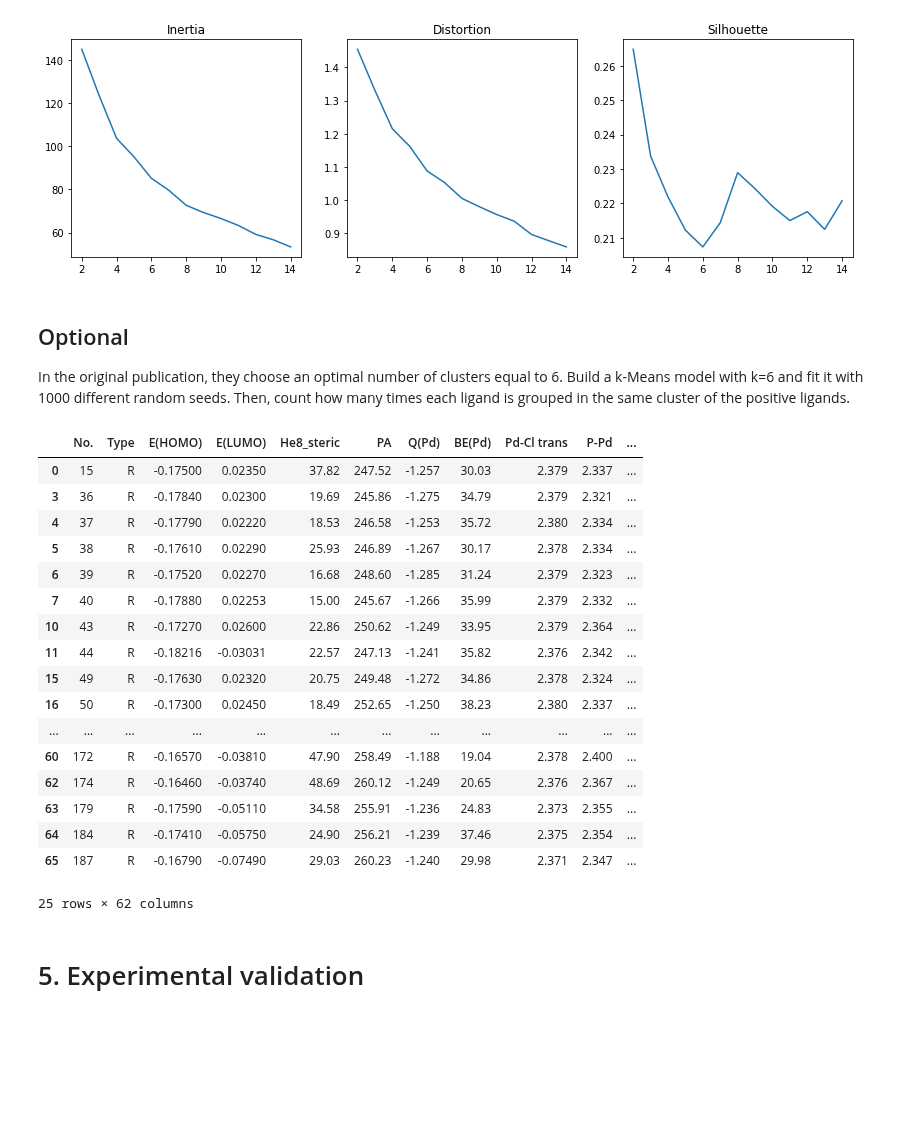
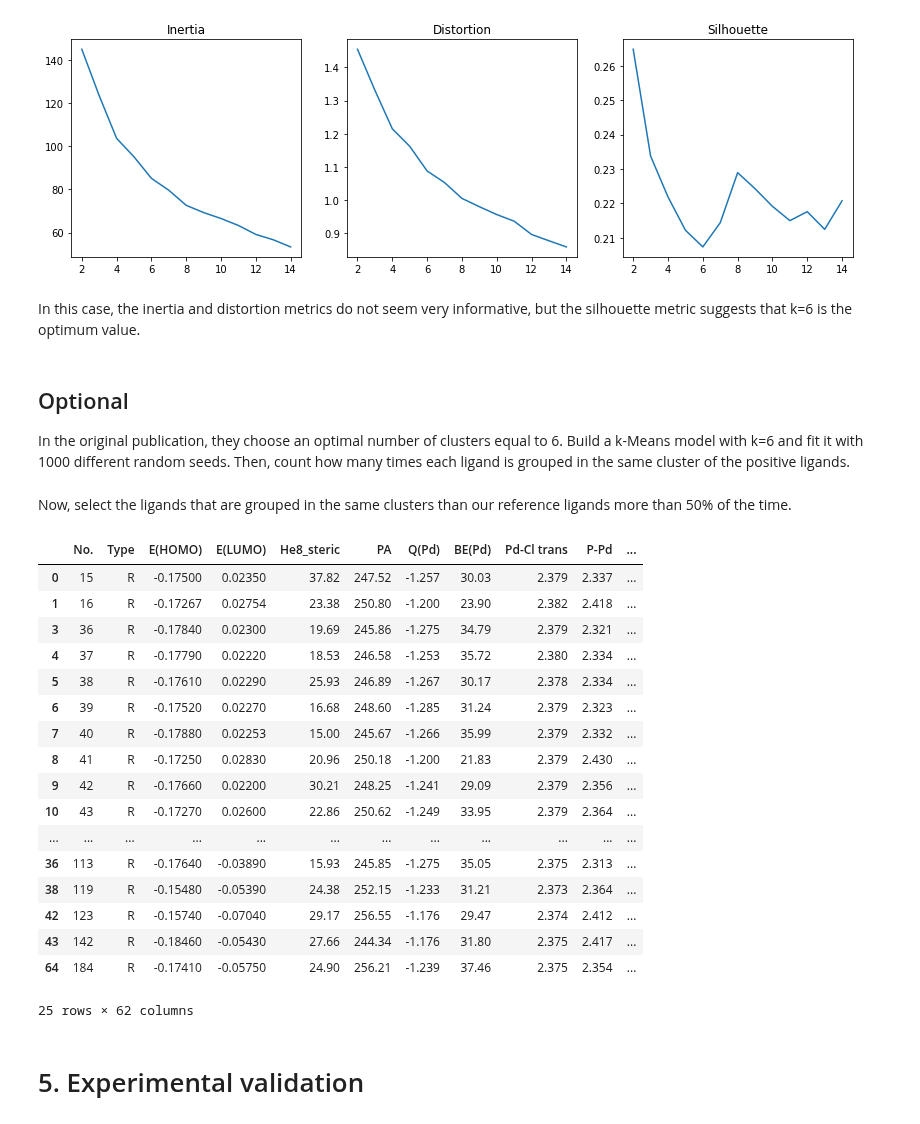
Before and after one commit to schwallergroup/ai4chem_course, a Jupyter notebook: notebooks/04 - Unsupervised Learning/solutions/palladium_dimers_discovery_solution.ipynb, the cells around one changed output. Cells and saved outputs as stored; diff of their text form; code cells hidden in the pictures; blank space fills up the shorter version.

```diff
--- a/notebooks/04 - Unsupervised Learning/solutions/palladium_dimers_discovery_solution.ipynb
+++ b/notebooks/04 - Unsupervised Learning/solutions/palladium_dimers_discovery_solution.ipynb
@@ -363,13 +382,13 @@ Once the new descriptors were calculated, a second k-means clustering was used
 # %%
-# Columns in the data set to exclude from PCA
+# Columns in the data set to exclude
 drop = ["Type", "PC1", "PC2", "PC3", "PC4", "PC1'", "PC2'", "PC3'", "PC4'"]
 
 #Preprocess data
-X = dimers.drop(columns=drop)
-X = min_max_scale(X)
+X_dimers = dimers.drop(columns=drop)
+X_dimers = min_max_scale(X_dimers)
 
 # Initialize the model
-model = KMeansModel(X=X, k=6, rs=8)
+model = KMeansModel(X=X_dimers, k=6, rs=8)
 
 # Run the optimization and get metrics, clusters and per sample silhouette scores for each value of k
 metrics, clusters, sil_samples = model.opt(ks=range(2, 15))
@@ -388,40 +407,47 @@ for i, metric in enumerate(metrics.columns):
 plt.show()
 # %% [output]
 [figure]
+# %% [markdown]
+In this case, the inertia and distortion metrics do not seem very informative, but the silhouette metric suggests that k=6 is the optimum value.
 # %% [markdown]
 ## Optional
 
 In the original publication, they choose an optimal number of clusters equal to 6. Build a k-Means model with k=6 and fit it with 1000 different random seeds. Then, count how many times each ligand is grouped in the same cluster of the positive ligands.
 # %%
 #Initialize
-best_model = KMeansModel(X=X, k=8, rs=1)
+best_model = KMeansModel(X=X_dimers, k=6, rs=1)
+
+#adjust the references of the positive ligands in the new dataframe
+refs = [1, 8, 18, 36]
 
 # Run the model
 best_model.run()
 
 #Run the algorithm
-stats = best_model.stats(ref_ids=pos_refs, k=8)
+stats_dimers = best_model.stats(ref_ids=refs, k=6)
+# %% [markdown]
+Now, select the ligands that are grouped in the same clusters than our reference ligands more than 50% of the time.
 # %%
-#example, take only the ligands whose score is higher than 0.70
-dimers[stats['Score'] > 0.70]
+#example, take only the ligands whose score is higher than 0.5
+dimers[stats_dimers['Score'] > 0.5]
 # %% [output]
 |  | No. | Type | E(HOMO) | E(LUMO) | He8_steric | PA | Q(Pd) | BE(Pd) | Pd-Cl trans | P-Pd | ... |
 | 0 | 15 | R | -0.17500 | 0.02350 | 37.82 | 247.52 | -1.257 | 30.03 | 2.379 | 2.337 | ... |
+| 1 | 16 | R | -0.17267 | 0.02754 | 23.38 | 250.80 | -1.200 | 23.90 | 2.382 | 2.418 | ... |
 | 3 | 36 | R | -0.17840 | 0.02300 | 19.69 | 245.86 | -1.275 | 34.79 | 2.379 | 2.321 | ... |
 | 4 | 37 | R | -0.17790 | 0.02220 | 18.53 | 246.58 | -1.253 | 35.72 | 2.380 | 2.334 | ... |
 | 5 | 38 | R | -0.17610 | 0.02290 | 25.93 | 246.89 | -1.267 | 30.17 | 2.378 | 2.334 | ... |
 | 6 | 39 | R | -0.17520 | 0.02270 | 16.68 | 248.60 | -1.285 | 31.24 | 2.379 | 2.323 | ... |
 | 7 | 40 | R | -0.17880 | 0.02253 | 15.00 | 245.67 | -1.266 | 35.99 | 2.379 | 2.332 | ... |
+| 8 | 41 | R | -0.17250 | 0.02830 | 20.96 | 250.18 | -1.200 | 21.83 | 2.379 | 2.430 | ... |
+| 9 | 42 | R | -0.17660 | 0.02200 | 30.21 | 248.25 | -1.241 | 29.09 | 2.379 | 2.356 | ... |
 | 10 | 43 | R | -0.17270 | 0.02600 | 22.86 | 250.62 | -1.249 | 33.95 | 2.379 | 2.364 | ... |
-| 11 | 44 | R | -0.18216 | -0.03031 | 22.57 | 247.13 | -1.241 | 35.82 | 2.376 | 2.342 | ... |
-| 15 | 49 | R | -0.17630 | 0.02320 | 20.75 | 249.48 | -1.272 | 34.86 | 2.378 | 2.324 | ... |
-| 16 | 50 | R | -0.17300 | 0.02450 | 18.49 | 252.65 | -1.250 | 38.23 | 2.380 | 2.337 | ... |
 | ... | ... | ... | ... | ... | ... | ... | ... | ... | ... | ... | ... |
-| 60 | 172 | R | -0.16570 | -0.03810 | 47.90 | 258.49 | -1.188 | 19.04 | 2.378 | 2.400 | ... |
-| 62 | 174 | R | -0.16460 | -0.03740 | 48.69 | 260.12 | -1.249 | 20.65 | 2.376 | 2.367 | ... |
-| 63 | 179 | R | -0.17590 | -0.05110 | 34.58 | 255.91 | -1.236 | 24.83 | 2.373 | 2.355 | ... |
+| 36 | 113 | R | -0.17640 | -0.03890 | 15.93 | 245.85 | -1.275 | 35.05 | 2.375 | 2.313 | ... |
+| 38 | 119 | R | -0.15480 | -0.05390 | 24.38 | 252.15 | -1.233 | 31.21 | 2.373 | 2.364 | ... |
+| 42 | 123 | R | -0.15740 | -0.07040 | 29.17 | 256.55 | -1.176 | 29.47 | 2.374 | 2.412 | ... |
+| 43 | 142 | R | -0.18460 | -0.05430 | 27.66 | 244.34 | -1.176 | 31.80 | 2.375 | 2.417 | ... |
 | 64 | 184 | R | -0.17410 | -0.05750 | 24.90 | 256.21 | -1.239 | 37.46 | 2.375 | 2.354 | ... |
-| 65 | 187 | R | -0.16790 | -0.07490 | 29.03 | 260.23 | -1.240 | 29.98 | 2.371 | 2.347 | ... |
 25 rows × 62 columns
 # %% [markdown]
 # 5. Experimental validation
```
Also changed, not shown: parts of 24 cells of this notebook, 3 other files.
